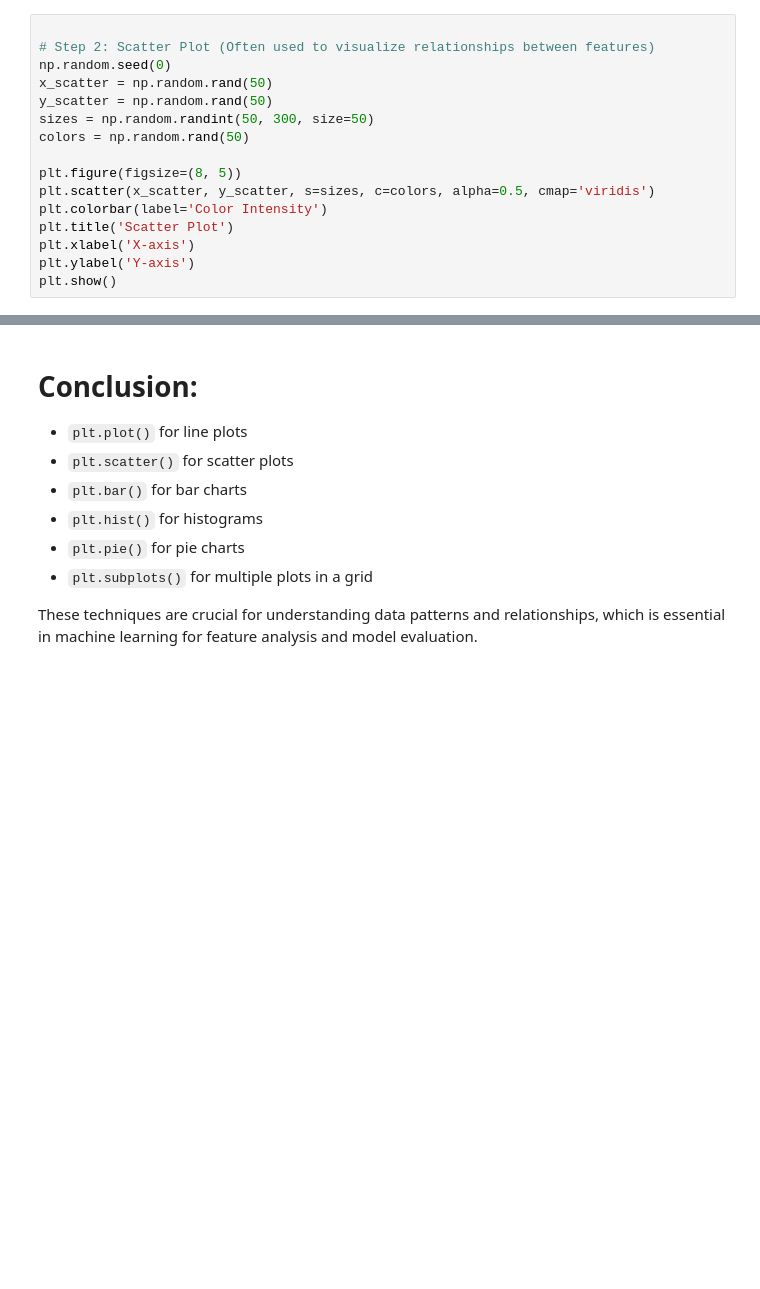
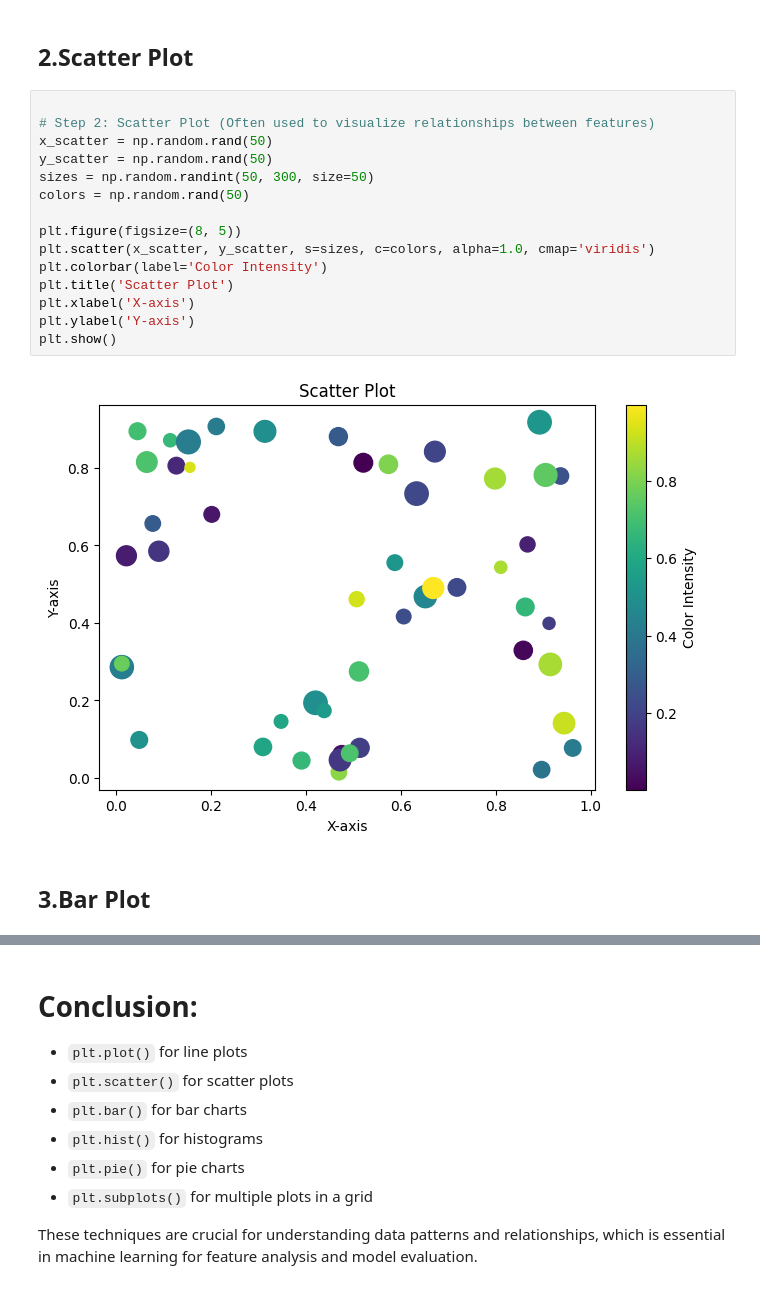
Before and after one commit to abdulsamadkhan/MachineLearningTutorials, a Jupyter notebook: matplotlib_basics_ml.ipynb, the cells around one changed output, grey strips where cells are left out. Saved outputs shown, nothing was run; the diff lists cells and outputs as text; blank space fills up the shorter version.

```diff
--- a/matplotlib_basics_ml.ipynb
+++ b/matplotlib_basics_ml.ipynb
@@ -20,19 +24,24 @@ plt.show()
+# %% [markdown]
+## 2.Scatter Plot
 # %%
 
 # Step 2: Scatter Plot (Often used to visualize relationships between features)
-np.random.seed(0)
 x_scatter = np.random.rand(50)
 y_scatter = np.random.rand(50)
 sizes = np.random.randint(50, 300, size=50)
 colors = np.random.rand(50)
 
 plt.figure(figsize=(8, 5))
-plt.scatter(x_scatter, y_scatter, s=sizes, c=colors, alpha=0.5, cmap='viridis')
+plt.scatter(x_scatter, y_scatter, s=sizes, c=colors, alpha=1.0, cmap='viridis')
 plt.colorbar(label='Color Intensity')
 plt.title('Scatter Plot')
 plt.xlabel('X-axis')
 plt.ylabel('Y-axis')
 plt.show()
+# %% [output]
+[figure, added]
+# %% [markdown]
+## 3.Bar Plot
 # %%
 
 # Step 3: Bar Plot (Useful for comparing categorical data)
```
Also changed, not shown: parts of 9 cells of this notebook.
